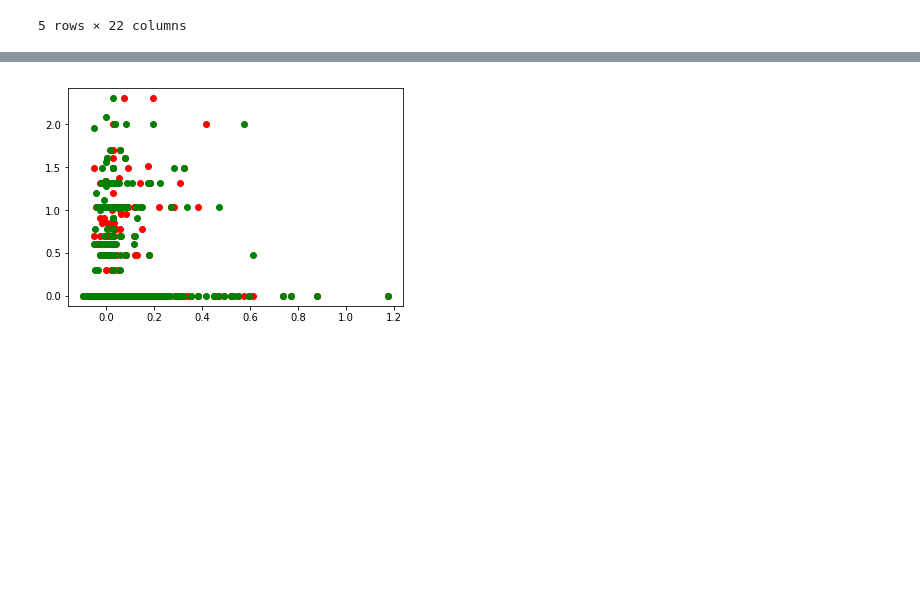
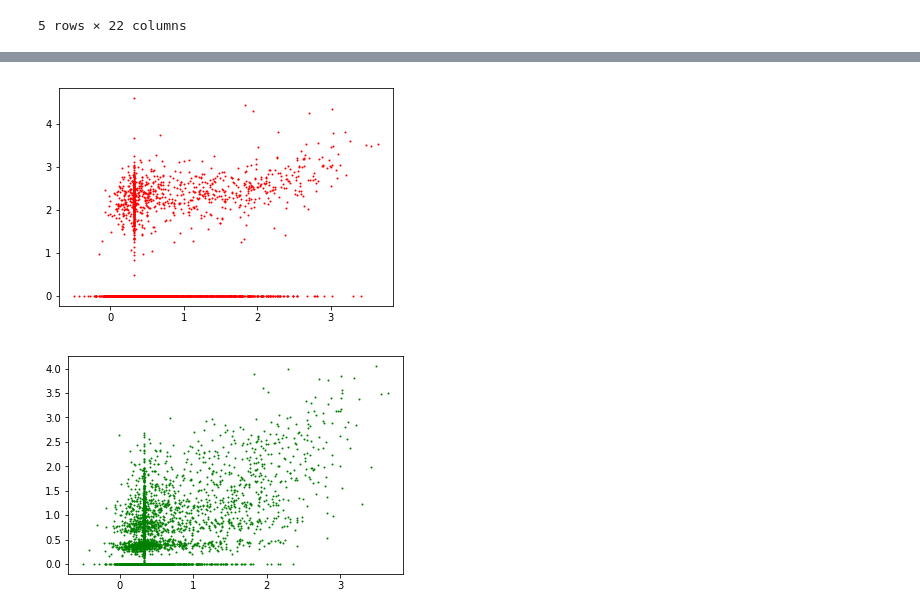
Before and after one commit to leexa90/E-commece-Data-Science, a Jupyter notebook: Untitled.ipynb, the cells around one changed output, grey strips where cells are left out. Drawn from its saved outputs; the diff is of its cells as text; code cells hidden in the pictures; blank space fills up the shorter version.

```diff
--- a/Untitled.ipynb
+++ b/Untitled.ipynb
@@ -177,12 +177,12 @@ print counter
 589
 # %%
 train = data2[((data2['Year']==2010)*(data2['Month'].isin([12,]))) | \
-              ((data2['Year']==2011)*(data2['Month'].isin([1,2,])))]
-test = data2[ ((data2['Year']==2011)*(data2['Month'].isin([3,4])))]
-test2 = data2[ ((data2['Year']==2011)*(data2['Month'].isin([5,6])))]
-test3 = data2[ ((data2['Year']==2011)*(data2['Month'].isin([7,8])))]
-test4 = data2[ ((data2['Year']==2011)*(data2['Month'].isin([9,10])))]
-test5 = data2[ ((data2['Year']==2011)*(data2['Month'].isin([11,12])))]
+              ((data2['Year']==2011)*(data2['Month'].isin([1,2,3,4])))]
+test = data2[ ((data2['Year']==2011)*(data2['Month'].isin([5])))]
+test2 = data2[ ((data2['Year']==2011)*(data2['Month'].isin([6,])))]
+test3 = data2[ ((data2['Year']==2011)*(data2['Month'].isin([7,])))]
+test4 = data2[ ((data2['Year']==2011)*(data2['Month'].isin([6,7,])))]
+test5 = data2[ ((data2['Year']==2011)*(data2['Month'].isin([6,7,8,9,10,11])))]
 
 len(train),len(test),len(test2),len(test3),len(test4),len(test5)
 # %% [output]
@@ -330,5 +331,5 @@ plt.plot(map(lambda x : np.sum(D[:x])/Z,range(len(D))))
 # %%
-num = 25
+num = 15
 U2=U[:,:num]
 D2=D[:num]
 V2=V[:num]
@@ -449,11 +556,12 @@ Stopping. Best iteration:
 # %%
-plt.plot(model.predict(xgtest3),customer_info_orders['target2'],'ro')
-plt.plot(model.predict(xgtest3),customer_info_orders['target3'],'go')
+plt.plot(model.predict(xgtest3),customer_info_orders['target2'],'ro',markersize=1);plt.show()
+plt.plot(model.predict(xgtest2),customer_info_orders['target5'],'go',markersize=1);plt.show()
 #plt.plot(model.predict(xgtest3),customer_info_orders['target4'],'bo')
 #plt.plot(model.predict(xgtest3),customer_info_orders['target5'],'yo')
 plt.show()
 # %% [output]
-[figure, old version]
+[figure, new version]
+[figure, added]
 # %%
 params = {}
 params["objective"] = "reg:linear"
```
Also changed, not shown: parts of 15 cells of this notebook.
